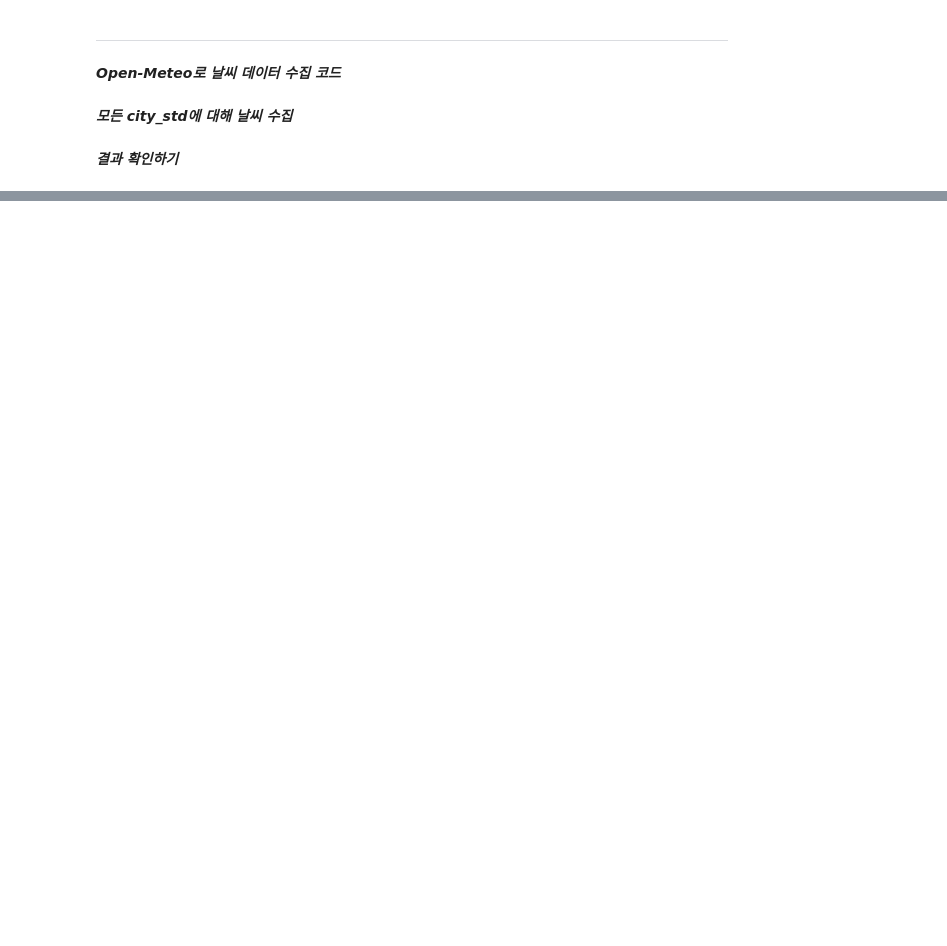
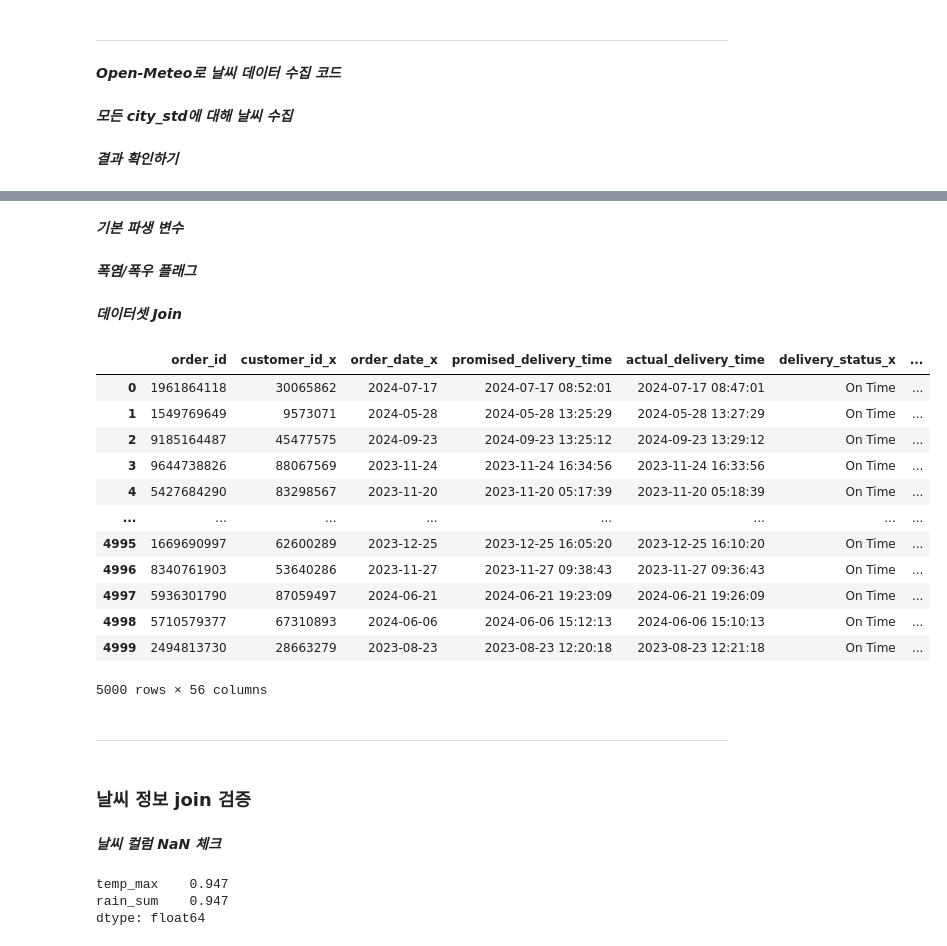
Before and after one commit to minkyungbae/demand-forecasting-project-modeling, a Jupyter notebook: data/EDA.ipynb, the cells around one changed output, grey strips where cells are left out. Cells and saved outputs as stored; diff of their text form; code cells hidden in the pictures; blank space fills up the shorter version.

```diff
--- a/data/EDA.ipynb
+++ b/data/EDA.ipynb
@@ -275,0 +254,47 @@ weather_df
+# %% [markdown]
+***기본 파생 변수***
+# %%
+weather_df["temp_range"] = weather_df["temp_max"] - weather_df["temp_min"]
+weather_df["date"] = pd.to_datetime(weather_df["order_date"]).dt.date
+df["date"] = pd.to_datetime(df["order_date"]).dt.date
+# %% [markdown]
+***폭염/폭우 플래그***
+# %%
+weather_df["heatwave"] = (weather_df["temp_max"] >= 38).astype(int)
+weather_df["heavy_rain"] = (weather_df["rain_sum"] >= 50).astype(int)
+# %% [markdown]
+***데이터셋 Join***
+# %%
+blinkit_master_data_weather = df.merge(
+    weather_df,
+    on=["city_std", "date"],
+    how="left"
+)
+
+blinkit_master_data_weather
+# %% [output]
+|  | order_id | customer_id_x | order_date_x | promised_delivery_time | actual_delivery_time | delivery_status_x | ... |
+| 0 | 1961864118 | 30065862 | 2024-07-17 | 2024-07-17 08:52:01 | 2024-07-17 08:47:01 | On Time | ... |
+| 1 | 1549769649 | 9573071 | 2024-05-28 | 2024-05-28 13:25:29 | 2024-05-28 13:27:29 | On Time | ... |
+| 2 | 9185164487 | 45477575 | 2024-09-23 | 2024-09-23 13:25:12 | 2024-09-23 13:29:12 | On Time | ... |
+| 3 | 9644738826 | 88067569 | 2023-11-24 | 2023-11-24 16:34:56 | 2023-11-24 16:33:56 | On Time | ... |
+| 4 | 5427684290 | 83298567 | 2023-11-20 | 2023-11-20 05:17:39 | 2023-11-20 05:18:39 | On Time | ... |
+| ... | ... | ... | ... | ... | ... | ... | ... |
+| 4995 | 1669690997 | 62600289 | 2023-12-25 | 2023-12-25 16:05:20 | 2023-12-25 16:10:20 | On Time | ... |
+| 4996 | 8340761903 | 53640286 | 2023-11-27 | 2023-11-27 09:38:43 | 2023-11-27 09:36:43 | On Time | ... |
+| 4997 | 5936301790 | 87059497 | 2024-06-21 | 2024-06-21 19:23:09 | 2024-06-21 19:26:09 | On Time | ... |
+| 4998 | 5710579377 | 67310893 | 2024-06-06 | 2024-06-06 15:12:13 | 2024-06-06 15:10:13 | On Time | ... |
+| 4999 | 2494813730 | 28663279 | 2023-08-23 | 2023-08-23 12:20:18 | 2023-08-23 12:21:18 | On Time | ... |
+5000 rows × 56 columns
+# %% [markdown]
+---
+# %% [markdown]
+### 날씨 정보 join 검증
+# %% [markdown]
+***날씨 컬럼 NaN 체크***
+# %%
+blinkit_master_data_weather[["temp_max", "rain_sum"]].isnull().mean()
+# %% [output]
+temp_max    0.947
+rain_sum    0.947
+dtype: float64
```
Also changed, not shown: parts of 8 cells of this notebook.
